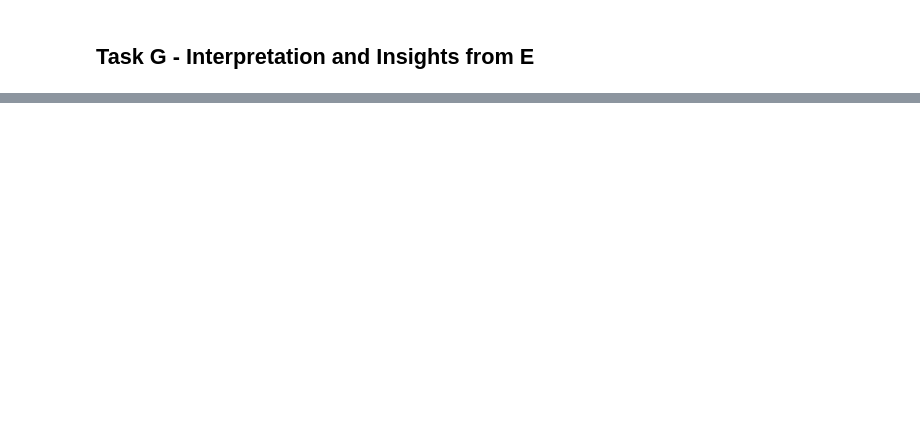
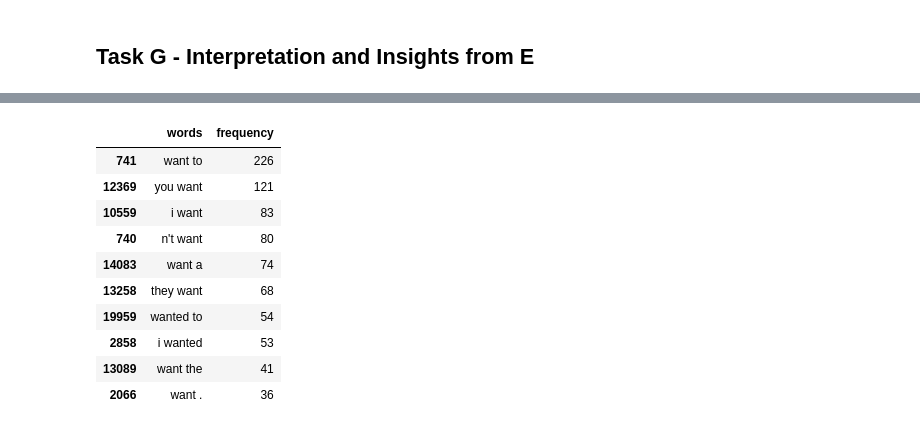
Before and after one commit to vicgpt/Unstructured-Data-Analytics, a Jupyter notebook: Assignment 1 - Car Brands/Car-Brand-Text-Analytics-vishal.ipynb, the cells around one changed output, grey strips where cells are left out. Drawn from its saved outputs; the diff is of its cells as text; code cells hidden in the pictures; blank space fills up the shorter version.

```diff
--- a/Assignment 1 - Car Brands/Car-Brand-Text-Analytics-vishal.ipynb
+++ b/Assignment 1 - Car Brands/Car-Brand-Text-Analytics-vishal.ipynb
@@ -666,0 +691,17 @@ sns.heatmap(brand_attribute_lift.T, annot=True, cmap='coolwarm')
+# %%
+from nltk.util import ngrams
+
+# Function to generate n-grams from sentences.
+def extract_ngrams(token, num=2):
+    n_grams = ngrams(token, num)
+    return [ ' '.join(grams) for grams in n_grams]
+
+text_bigram_counter = Counter(extract_ngrams(text_token))
+
+# creating dataframe for frequency table
+text_bigram_df = pd.DataFrame(data=None, columns=['words', 'frequency'])
+text_bigram_df['words'] = text_bigram_counter.keys()
+text_bigram_df['frequency'] = text_bigram_counter.values()
+
+text_bigram_df.sort_values('frequency', inplace=True, ascending=False)
+text_bigram_df.head()
@@ -666,0 +715,15 @@ sns.heatmap(brand_attribute_lift.T, annot=True, cmap='coolwarm')
+# %%
+# getting bigrams from look
+text_bigram_df[text_bigram_df['words'].str.contains('want')].head(10)
+# %% [output]
+|  | words | frequency |
+| 741 | want to | 226 |
+| 12369 | you want | 121 |
+| 10559 | i want | 83 |
+| 740 | n't want | 80 |
+| 14083 | want a | 74 |
+| 13258 | they want | 68 |
+| 19959 | wanted to | 54 |
+| 2858 | i wanted | 53 |
+| 13089 | want the | 41 |
+| 2066 | want . | 36 |
```
Also changed, not shown: parts of 25 cells of this notebook.
